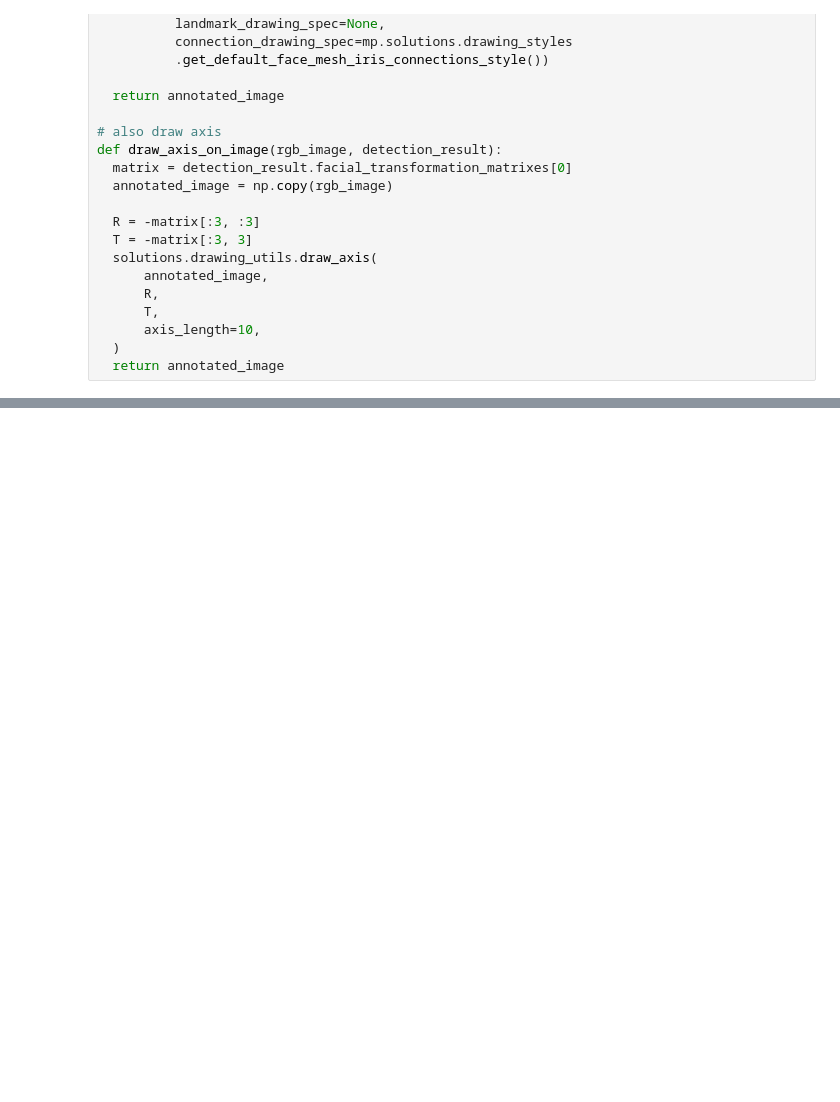
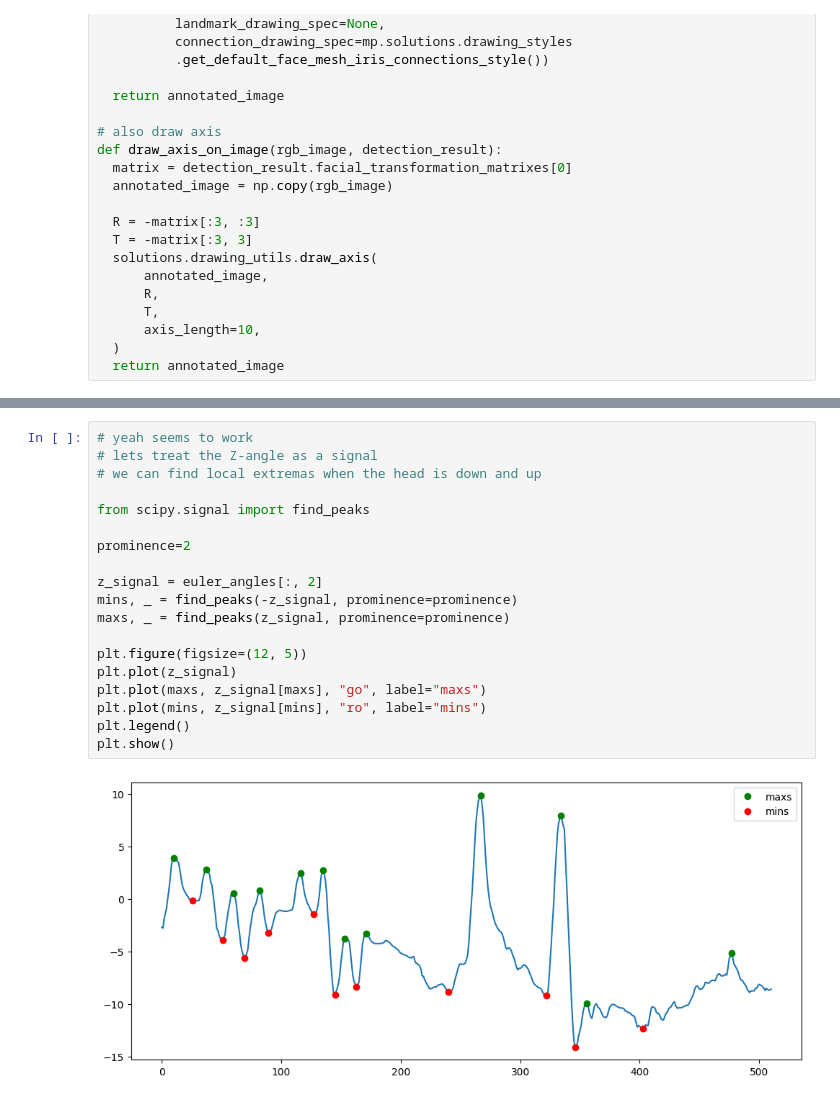
Before and after one commit to Macoron/NoddingDetection, a Jupyter notebook: notebooks/research.ipynb, the cells around one changed output, grey strips where cells are left out. Cells and saved outputs as stored; diff of their text form; blank space fills up the shorter version.

```diff
--- a/notebooks/research.ipynb
+++ b/notebooks/research.ipynb
@@ -157,0 +205,21 @@ Video(out_video_path, width=1200)
+# %%
+# yeah seems to work
+# lets treat the Z-angle as a signal
+# we can find local extremas when the head is down and up
+
+from scipy.signal import find_peaks
+
+prominence=2
+
+z_signal = euler_angles[:, 2]
+mins, _ = find_peaks(-z_signal, prominence=prominence)
+maxs, _ = find_peaks(z_signal, prominence=prominence)
+
+plt.figure(figsize=(12, 5))
+plt.plot(z_signal)
+plt.plot(maxs, z_signal[maxs], "go", label="maxs")
+plt.plot(mins, z_signal[mins], "ro", label="mins")
+plt.legend()
+plt.show()
+# %% [output]
+[figure, added]
```
Also changed, not shown: parts of 8 cells of this notebook, 1 other file.
